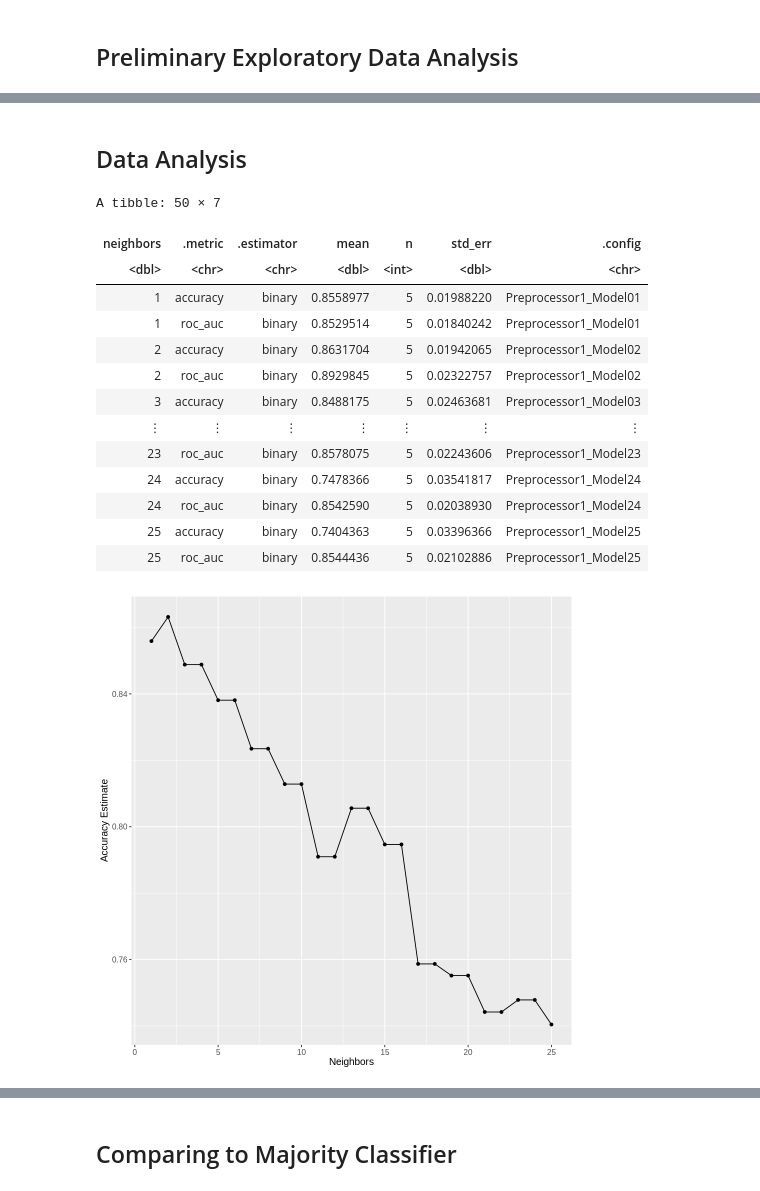
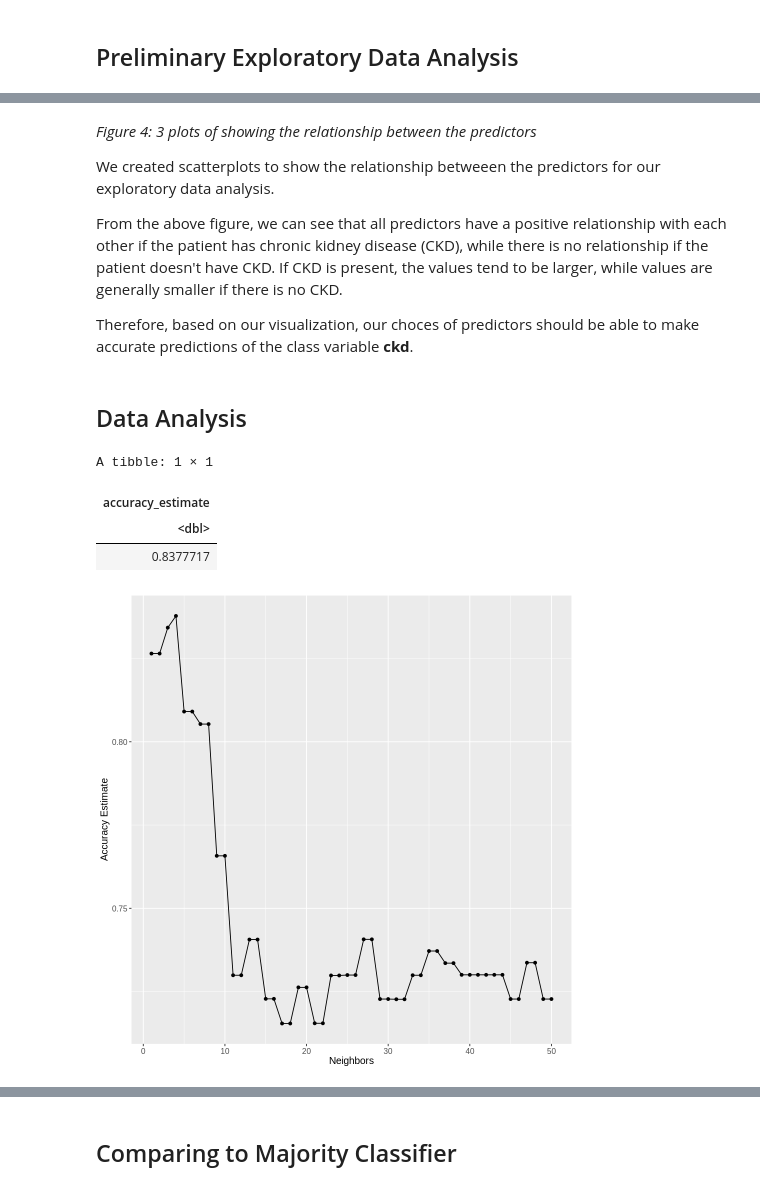
Before and after one commit to schan26/dsci-100-grp18, a Jupyter notebook: Report.ipynb, the cells around one changed output, grey strips where cells are left out. Drawn from its saved outputs; the diff is of its cells as text; code cells hidden in the pictures.

Commit message:
added captions to all figures

```diff
--- a/Report.ipynb
+++ b/Report.ipynb
@@ -173,52 +187,51 @@ plot3
+# %% [markdown]
+*Figure 4: 3 plots of showing the relationship between the predictors*
+
+We created scatterplots to show the relationship betweeen the predictors for our exploratory data analysis.
+
+From the above figure, we can see that all predictors have a positive relationship with each other if the patient has chronic kidney disease (CKD), while there is no relationship if the patient doesn't have CKD. If CKD is present, the values tend to be larger, while values are generally smaller if there is no CKD.
+
+Therefore, based on our visualization, our choces of predictors should be able to make accurate predictions of the class variable **ckd**.
 # %% [markdown]
 ## Data Analysis
 # %%
 #knn-classification using tidymodels
-set.seed(2)
-options(repr.matrix.max.rows = 10)
+set.seed(9999)
+options(repr.matrix.max.rows = 15)
 
 ckd_recipe <- recipe(ckd ~ age + serum_creatinine + blood_urea, data = ckd_training) |>
     step_scale(all_predictors()) |>
     step_center(all_predictors())
 
 knn_tune <- nearest_neighbor(weight_func = "rectangular", neighbor = tune()) |>
     set_engine("kknn") |>
     set_mode("classification")
 
 ckd_vfold <- vfold_cv(ckd_training, v=5, strata=ckd)
 
-gridvals <- tibble(neighbors = seq(from = 1, to=25, by=1))
+gridvals <- tibble(neighbors = seq(from = 1, to=50, by=1))
 
 ckd_fit <- workflow() |>
     add_recipe(ckd_recipe) |>
     add_model(knn_tune) |>
     tune_grid(resamples = ckd_vfold, grid = gridvals) |>
     collect_metrics()
-ckd_fit
 
 accuracies <- ckd_fit |>
     filter(.metric == "accuracy")
 
 cross_val_plot <- ggplot(accuracies, aes(x=neighbors, y=mean)) +
     geom_point() +
     geom_line() +
     labs(x = "Neighbors", y = "Accuracy Estimate") +
     theme(text = element_text(size = 12))
 cross_val_plot
+
+accuracies |> summarize(accuracy_estimate=max(mean))
 # %% [output]
-A tibble: 50 × 7
+A tibble: 1 × 1
-| neighbors | .metric | .estimator | mean | n | std_err | .config |
-| <dbl> | <chr> | <chr> | <dbl> | <int> | <dbl> | <chr> |
-| 1 | accuracy | binary | 0.8558977 | 5 | 0.01988220 | Preprocessor1_Model01 |
-| 1 | roc_auc | binary | 0.8529514 | 5 | 0.01840242 | Preprocessor1_Model01 |
-| 2 | accuracy | binary | 0.8631704 | 5 | 0.01942065 | Preprocessor1_Model02 |
-| 2 | roc_auc | binary | 0.8929845 | 5 | 0.02322757 | Preprocessor1_Model02 |
-| 3 | accuracy | binary | 0.8488175 | 5 | 0.02463681 | Preprocessor1_Model03 |
-| ⋮ | ⋮ | ⋮ | ⋮ | ⋮ | ⋮ | ⋮ |
-| 23 | roc_auc | binary | 0.8578075 | 5 | 0.02243606 | Preprocessor1_Model23 |
-| 24 | accuracy | binary | 0.7478366 | 5 | 0.03541817 | Preprocessor1_Model24 |
-| 24 | roc_auc | binary | 0.8542590 | 5 | 0.02038930 | Preprocessor1_Model24 |
-| 25 | accuracy | binary | 0.7404363 | 5 | 0.03396366 | Preprocessor1_Model25 |
-| 25 | roc_auc | binary | 0.8544436 | 5 | 0.02102886 | Preprocessor1_Model25 |
+| accuracy_estimate |
+| <dbl> |
+| 0.8377717 |
-[figure, old version]
+[figure, new version]
 # %% [markdown]
```
Also changed, not shown: parts of 15 cells of this notebook.
